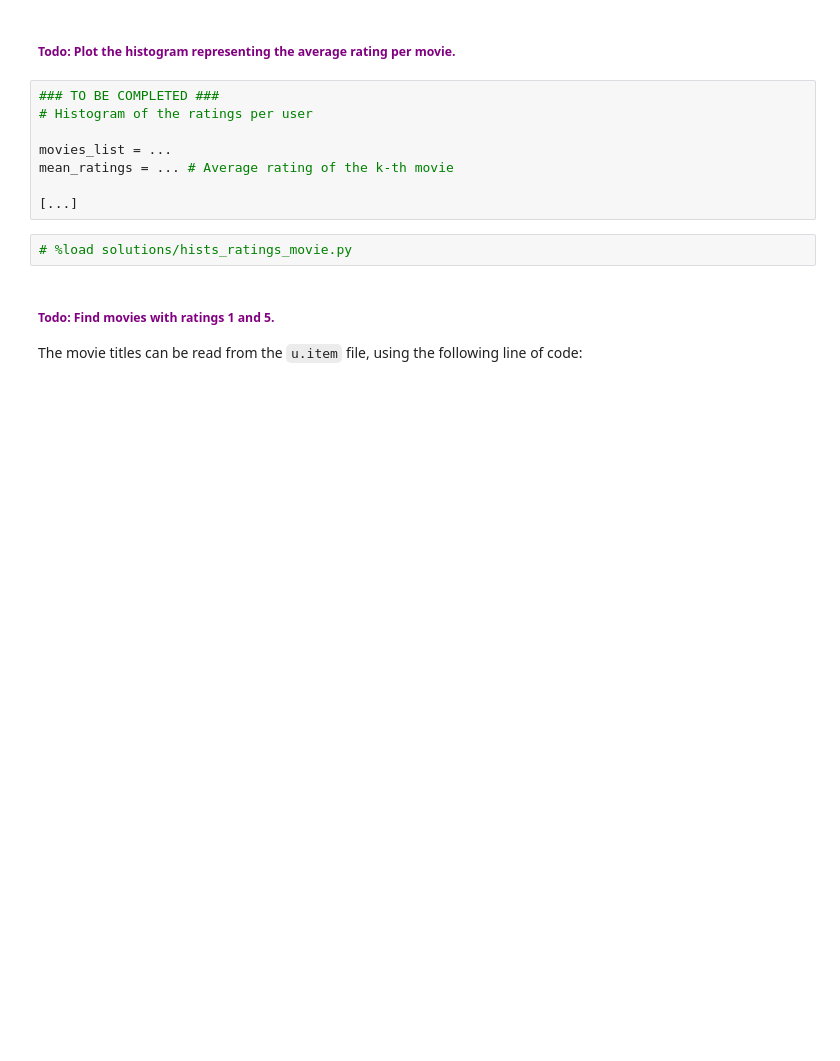
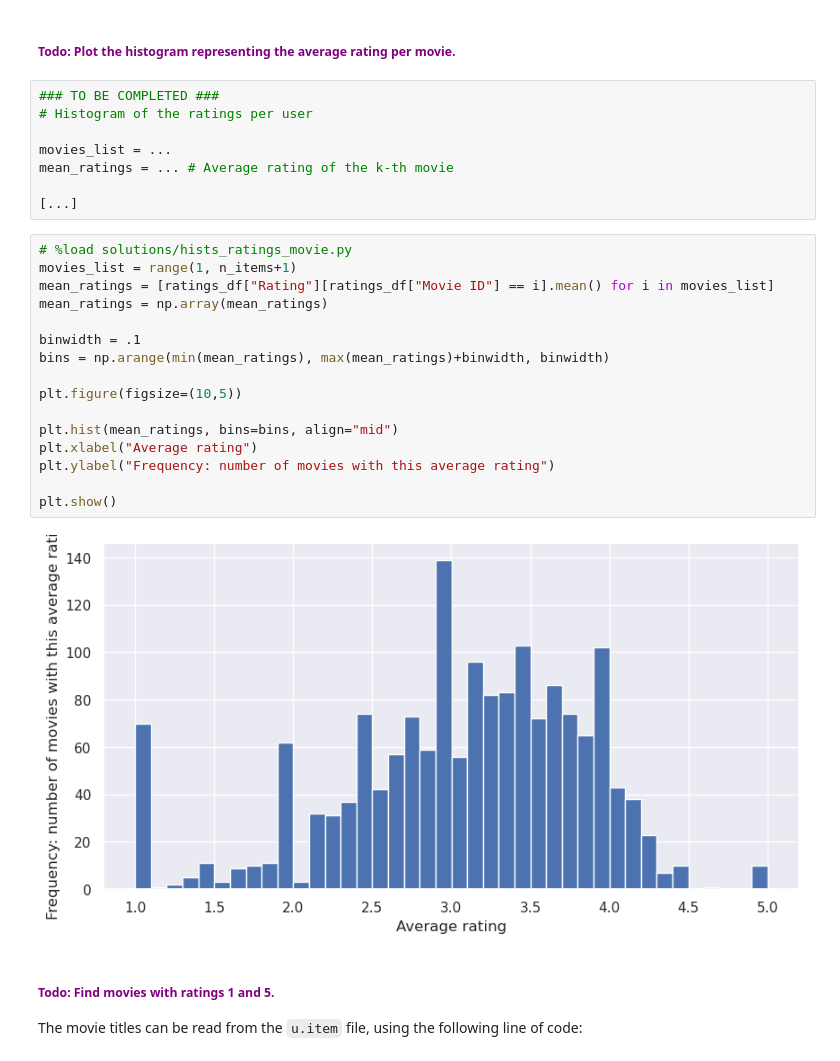
Before and after one commit to BMThi/DataAnalysis4A, a Jupyter notebook: MovieLens/TP_MovieLens.ipynb, the cells around one changed output. Cells and saved outputs as stored; diff of their text form; blank space fills up the shorter version.

```diff
--- a/MovieLens/TP_MovieLens.ipynb
+++ b/MovieLens/TP_MovieLens.ipynb
@@ -148,6 +268,22 @@ mean_ratings = ... # Average rating of the k-th movie
 [...]
 # %%
 # %load solutions/hists_ratings_movie.py
+movies_list = range(1, n_items+1)
+mean_ratings = [ratings_df["Rating"][ratings_df["Movie ID"] == i].mean() for i in movies_list]
+mean_ratings = np.array(mean_ratings)
+
+binwidth = .1
+bins = np.arange(min(mean_ratings), max(mean_ratings)+binwidth, binwidth)
+
+plt.figure(figsize=(10,5))
+
+plt.hist(mean_ratings, bins=bins, align="mid")
+plt.xlabel("Average rating")
+plt.ylabel("Frequency: number of movies with this average rating")
+
+plt.show()
+# %% [output]
+[figure, added]
 # %% [markdown]
 ##### <span style="color:purple">**Todo:** Find movies with ratings 1 and 5.</span>
 
```
Also changed, not shown: parts of 36 cells of this notebook.
